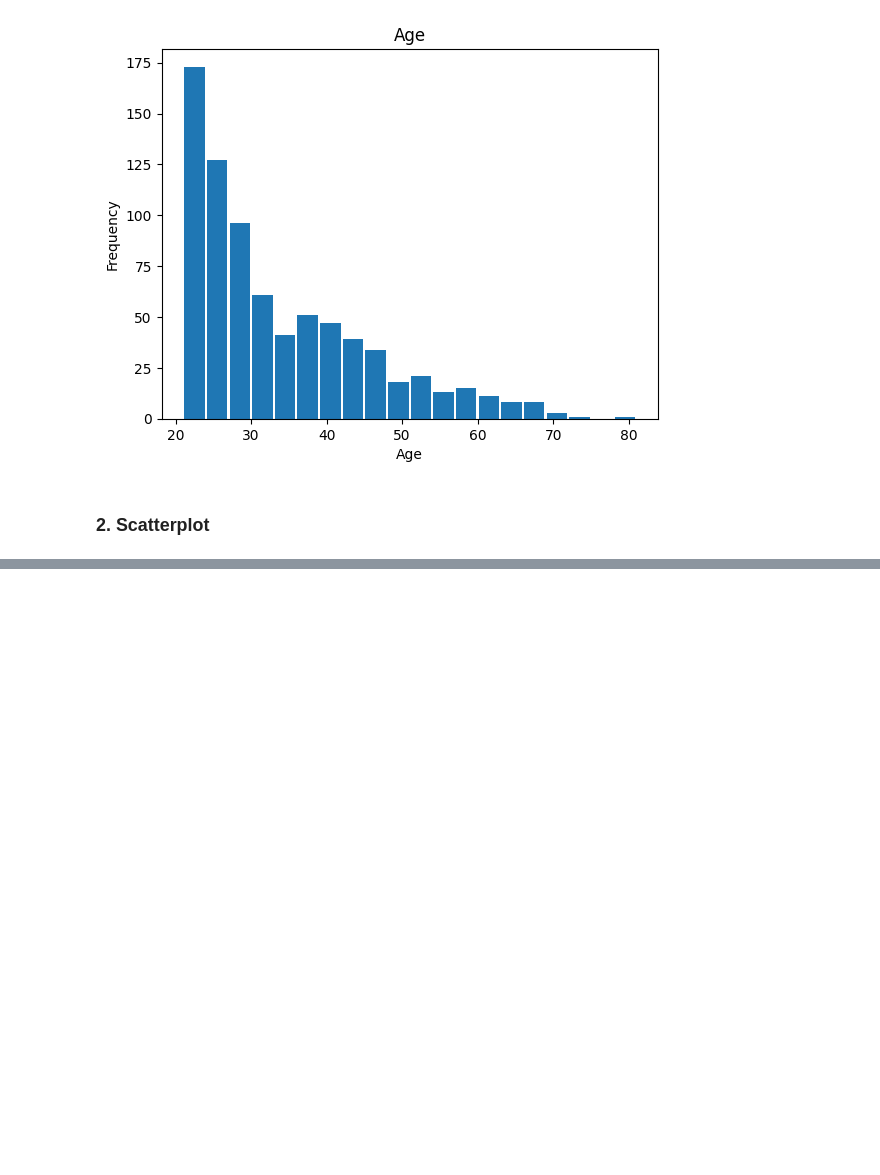
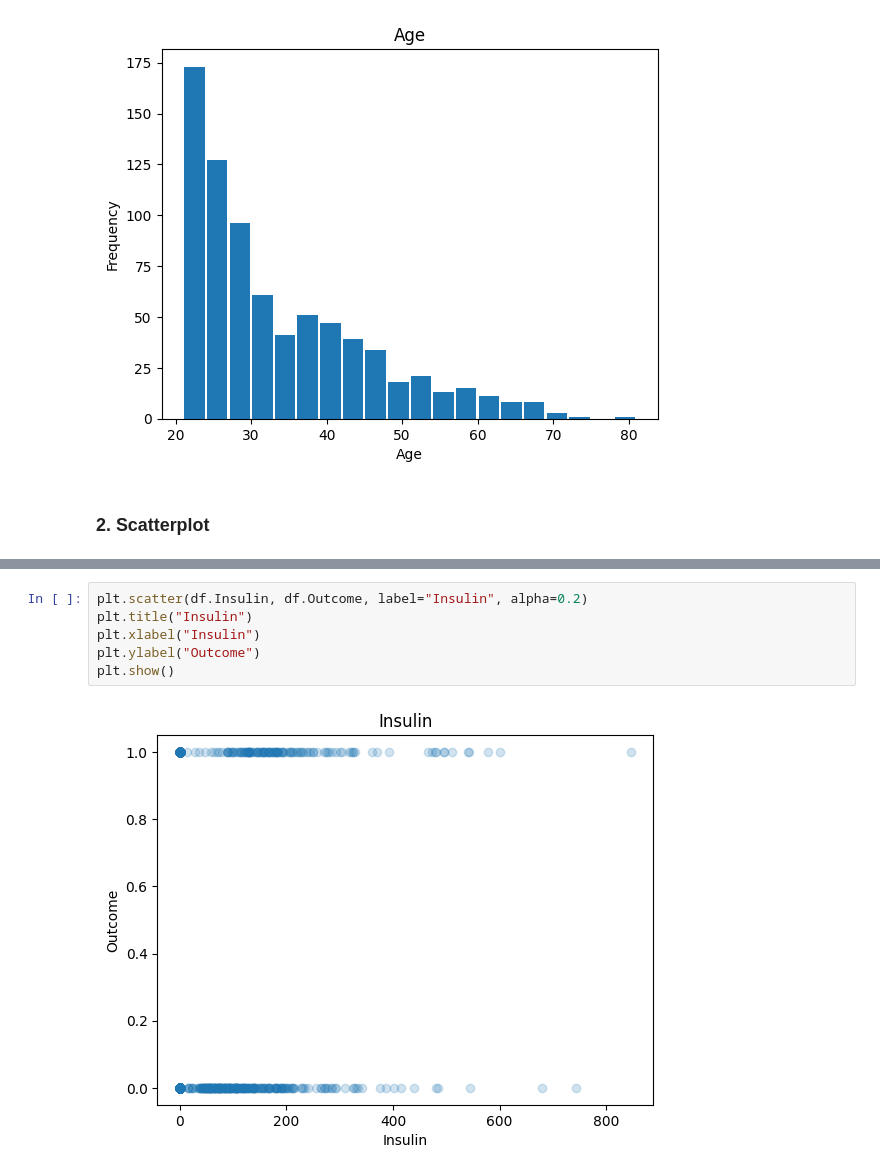
Before and after one commit to MrLogEN/4iz210-semestralka, a Jupyter notebook: Untitled.ipynb, the cells around one changed output, grey strips where cells are left out. Drawn from its saved outputs; the diff is of its cells as text; blank space fills up the shorter version.

```diff
--- a/Untitled.ipynb
+++ b/Untitled.ipynb
@@ -97,0 +106,8 @@ Text(0.5, 1.0, 'Age')
+# %%
+plt.scatter(df.Insulin, df.Outcome, label="Insulin", alpha=0.2)
+plt.title("Insulin")
+plt.xlabel("Insulin")
+plt.ylabel("Outcome")
+plt.show()
+# %% [output]
+[figure, added]
```
Also changed, not shown: parts of 4 cells of this notebook.
